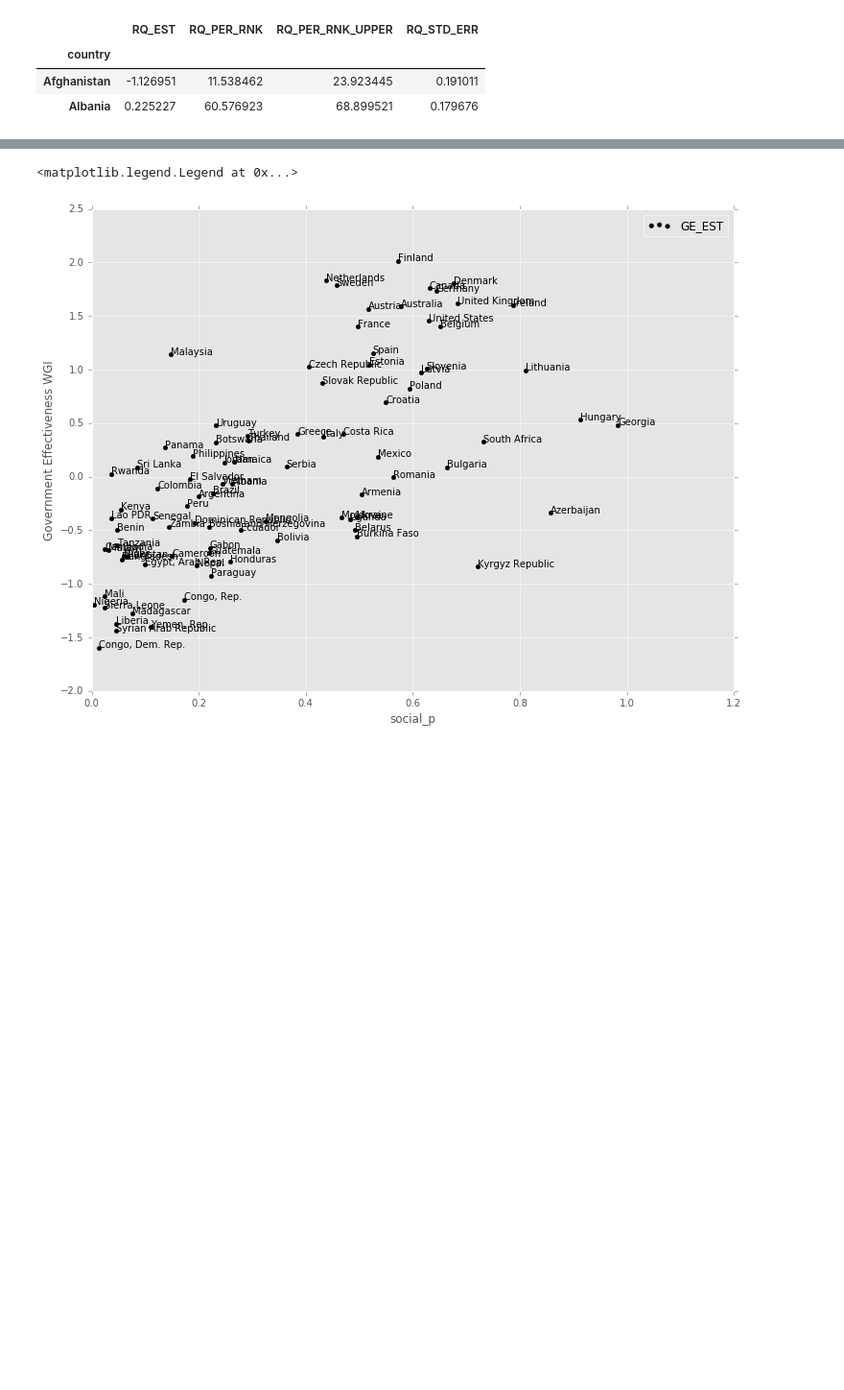
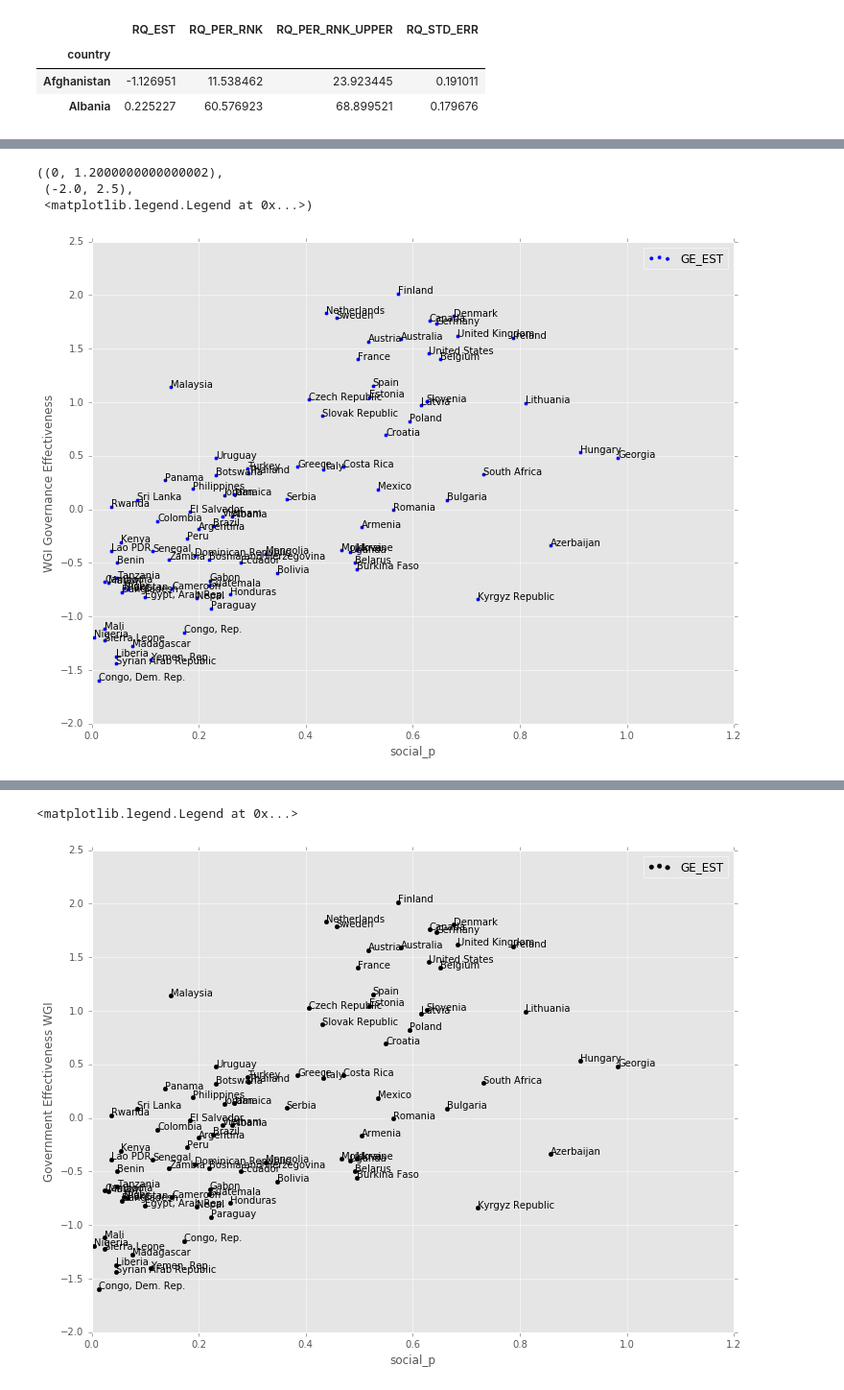
Before and after one commit to adrivsh/wb_social_transfers, a Jupyter notebook: social protection and governance analysis.ipynb, the cells around one changed output, grey strips where cells are left out. Shown at 96% size. Saved outputs shown, nothing was run; the diff lists cells and outputs as text; code cells hidden in the pictures; blank space fills up the shorter version.

```diff
--- a/social protection and governance analysis.ipynb
+++ b/social protection and governance analysis.ipynb
@@ -151,3 +189,16 @@ OLS Regression Results
 | Prob(Omnibus): | 0.000 | Jarque-Bera (JB): | 42.161 |
 | Skew: | 1.378 | Prob(JB): | 6.99e-10 |
 | Kurtosis: | 4.942 | Cond. No. | 24.9 |
+# %%
+fig = plt.figure(figsize=[12,9])
+plt.scatter(df_stats['social_p'], df_stats['GE_EST'], clip_on=False)
+for k in df_stats.index.values:
+    plt.annotate(xy = [df_stats.loc[k,'social_p'], df_stats.loc[k,'GE_EST']],
+                 s=k, xycoords='data')
+plt.xlabel('social_p'), plt.ylabel('WGI Governance Effectiveness')
+plt.xlim(0), plt.ylim(), plt.legend()
+# %% [output]
+((0, 1.2000000000000002),
+ (-2.0, 2.5),
+ <matplotlib.legend.Legend at 0x...>)
+[figure, added]
```
Also changed, not shown: parts of 32 cells of this notebook.
